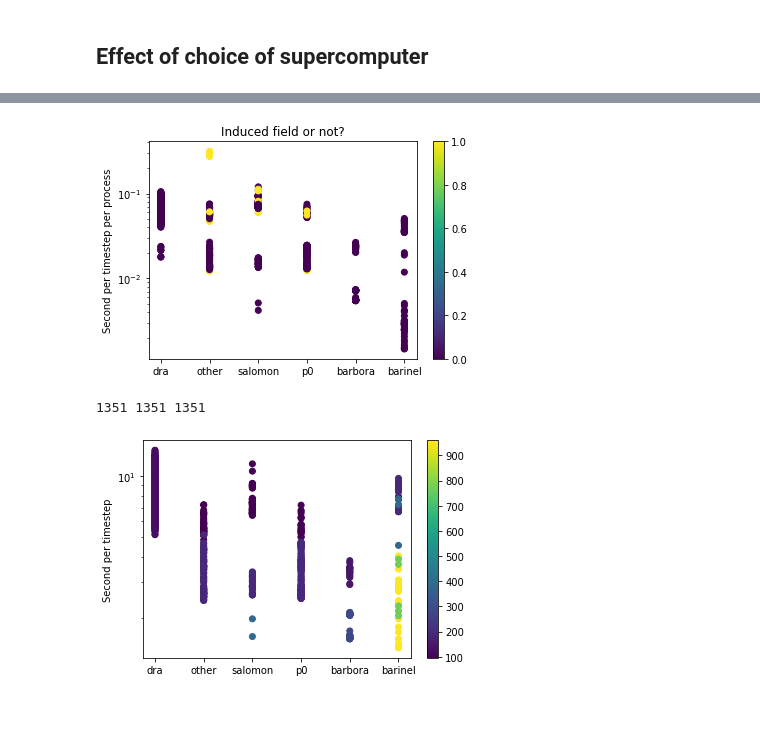
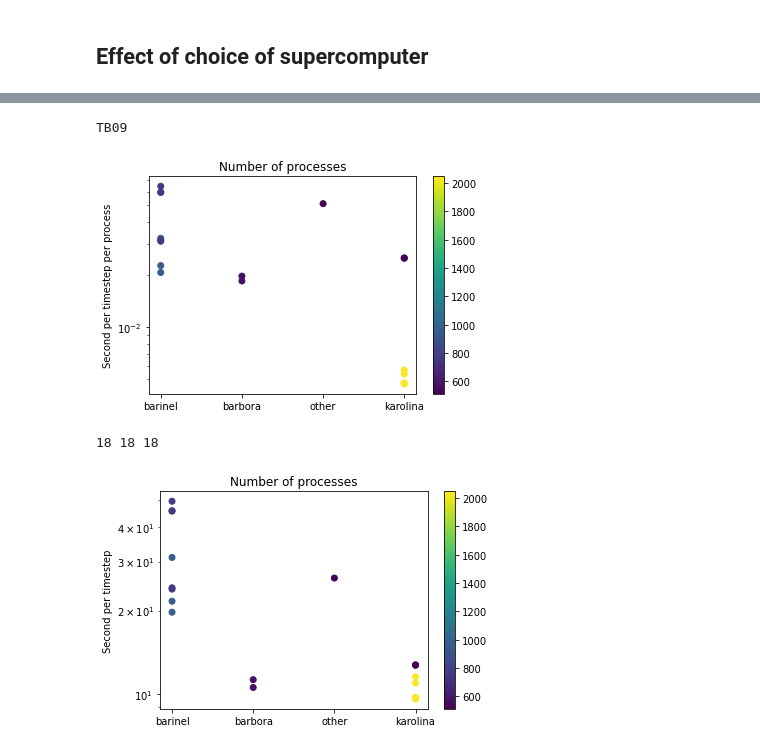
Before and after one commit to tjyderrien/octopus-quantumlap, a Jupyter notebook: Maths/Tibo-biatrisrv/HPC-CaptureOctopusEfficiency.ipynb, the cells around one changed output, grey strips where cells are left out. Cells and saved outputs as stored; diff of their text form; code cells hidden in the pictures; blank space fills up the shorter version.

```diff
--- a/Maths/Tibo-biatrisrv/HPC-CaptureOctopusEfficiency.ipynb
+++ b/Maths/Tibo-biatrisrv/HPC-CaptureOctopusEfficiency.ipynb
@@ -137,7 +156,7 @@ DatabasePath=OctopusData+"/03-Bulk3D/"
 # %% [output]
 /home/thibault.derrien/Documents/octopus.data/03-Bulk3D
 # %%
-data=pd.read_csv("SiComplete-2023-09-12-BiatriSrv-v2.4-WithToleranceOnField-WithAll-2.csv", "\t", header=2)
+data=pd.read_csv("SiComplete-2023-10-25-BiatriSrv-v2.4-WithToleranceOnField-WithAll.csv", "\t", header=2)
 # data=pd.read_csv("2021-02-25-Au-AllData-Database-v2.1.2.csv", "\t", header=2)
 # data=pd.read_csv("SiComplete-2023-04-30-BiatriSrv-v2.2.1-WithToleranceOnField-WithAll.csv", "\t", header=2)
 # data=pd.read_csv("alpha-SiO2-19-07-2023-AllFinishedRuns.csv", "\t", header=2)
@@ -430,13 +710,15 @@ plt.show()
 # %% [markdown]
 ## Effect of choice of supercomputer
 # %%
+kgrid_select = 24
+
 data = datafull #restoring initial database
 # Select one direction of orientation
 data = data[data.PolarizationAngle == 0]
 # Select only LDA or TB09
-data = data[data.Functional == IndexFunctional["LDA"]]
+data = data[data.Functional == IndexFunctional["TB09"]]
 # Select the k-grid resolution
-data = data[data.kgrid == 24]
+data = data[data.kgrid == kgrid_select]
 # Select the real mesh resolution
 data = data[data.realmesh > 0.43]
 # Select single pulse runs
@@ -467,17 +774,23 @@ data
+# %%
+FunctionalName=IndexFunctional_rev[list(set(data.Functional))[0]]
+print(FunctionalName)
+# %% [output]
+TB09
 # %%
 # %matplotlib
 plt.figure()
 # plt.scatter(Machine_data, data.DurationPerTimeStepLastRun/data.NumberOfProcesses, c=data.PolarizationAngle/np.pi)
-plt.scatter(Machine_data, data.DurationPerTimeStepLastRun/data.NumberOfProcesses, c=data.InducedFields)
+plt.scatter(Machine_data, data.DurationPerTimeStepLastRun/data.NumberOfProcesses, c=data.NumberOfProcesses)
 plt.yscale("log")
 plt.colorbar()
 # plt.xlabel("Machines")
-plt.title("Induced field or not?")
+# plt.title("Induced field or not?")
+plt.title("Number of processes")
 plt.ylabel("Second per timestep per process")
-plt.savefig("20230915-Overview-Filtered-InducedFields.eps")
+plt.savefig("20230915-Overview-Filtered-k"+str(kgrid_select)+"-InducedFields-"+str(FunctionalName)+".eps")
 plt.show()
 # %% [output]
-[figure, old version]
+[figure, new version]
 # %%
 data = data[data.InducedFields == 0]
 data = data[data.MoveIon == 0]
@@ -486,7 +799,7 @@ MachineNameList
 Machine_data = [MachineNameList[int(x)] for x in Machine_List]
 print(len(Machine_data), len(data.DurationPerTimeStepLastRun), len(data.NumberOfProcesses))
 # %% [output]
-1351 1351 1351
+18 18 18
 # %%
 # %matplotlib
 plt.figure()
@@ -495,12 +808,12 @@ plt.scatter(Machine_data, data.DurationPerTimeStepLastRun, c=data.NumberOfProces
 plt.yscale("log")
 plt.colorbar()
 # plt.xlabel("Machines")
-# plt.title("Induced field or not?")
+plt.title("Number of processes")
 plt.ylabel("Second per timestep")
-plt.savefig("20230915-Overview-Multimachines-Filtered.eps")
+plt.savefig("20230915-Overview-Multimachines-Filtered-k"+str(kgrid_select)+"-"+str(FunctionalName)+".eps")
 plt.show()
 # %% [output]
-[figure, old version]
+[figure, new version]
 # %%
 # %matplotlib
 plt.figure()
```
Also changed, not shown: parts of 53 cells of this notebook.
